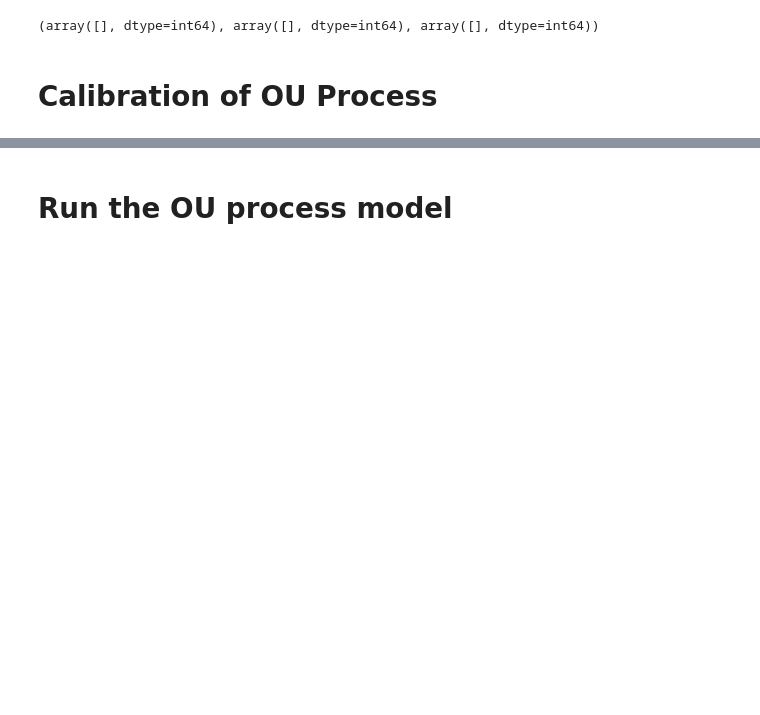
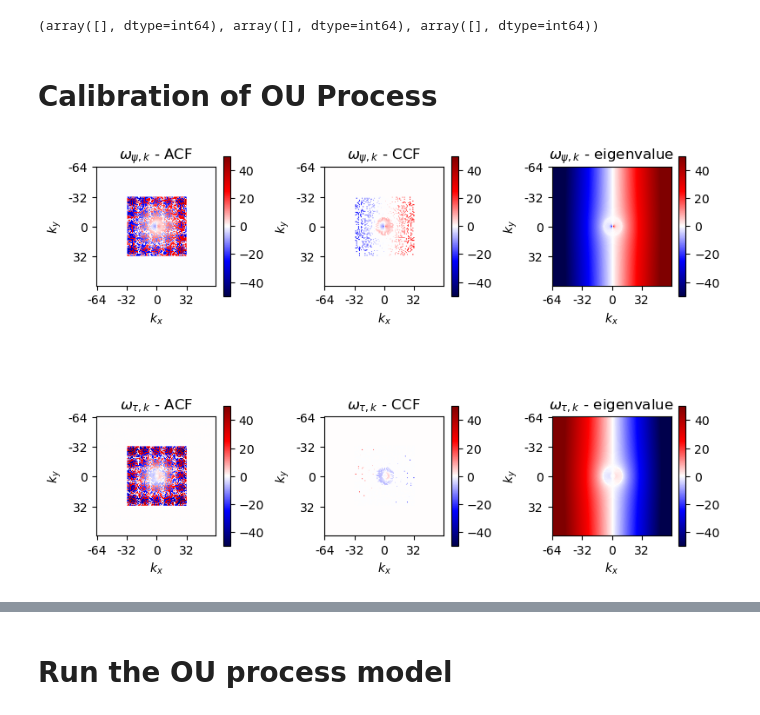
Before and after one commit to zhongruiw/LagrangianDA, a Jupyter notebook: code/LSM.ipynb, the cells around one changed output, grey strips where cells are left out. Drawn from its saved outputs; the diff is of its cells as text; code cells hidden in the pictures; blank space fills up the shorter version.

```diff
--- a/code/LSM.ipynb
+++ b/code/LSM.ipynb
@@ -93,15 +94,20 @@ omega1 = eigens.item()['omega1']
 omega2 = eigens.item()['omega2']
 # %%
 # Model calibration using eigenmodes recovered based on eigenvectors
-
-def CCF(data, gamma, omega): #The ansatz of the cross-correlation
+#The ansatz of the cross-correlation
+def CCF(data, gamma, omega):
     return np.exp(-gamma*data) * np.sin(omega*data)
 
 def ACF(data, gamma, omega):
     return np.exp(-gamma*data) * np.cos(omega*data)
 
+def adjust_ik(ik, cut, K):
+    if ik < K//2 - cut:
+        return ik
+    else:
+        return ik -cut*2-1
 
-Lag = 4000  # lag for computing the ACF
+Lag = 1000  # lag for computing the ACF
 tt = np.linspace(0, Lag*dt, num=Lag+1, endpoint=True) # time interval to plot the ACF or cross-correlation function
 gamma_est = np.zeros((K,K,2))
 omega_est = np.zeros((K,K,2))
@@ -114,11 +120,12 @@ cut = 32
 
 for ikx,kx_value in enumerate(kx):
     for iky,ky_value in enumerate(ky):
-        if (ky_value == 0 and ky_value==0) or abs(kx_value) >= (K//2-cut) or abs(ky_value) >= (K//2-cut):  # Skip the case where k_mag is 0 and truncation
+        if (kx_value == 0 and ky_value==0) or abs(kx_value) >= (K//2-cut) or abs(ky_value) >= (K//2-cut):  # Skip the case where k_mag is 0 and truncation
             continue
 
         eigenmat_inv = np.linalg.inv(np.array([r1[iky,ikx,:],r2[iky,ikx,:]]).T)
-        eigenmode = eigenmat_inv @ np.array([psi1_hat_t[iky,ikx,:],psi2_hat_t[iky,ikx,:]])
+        adj_ikx = adjust_ik(ikx,cut,K); adj_iky = adjust_ik(iky,cut,K)
+        eigenmode = eigenmat_inv @ np.array([psi1_hat_t[adj_iky,adj_ikx,:],psi2_hat_t[adj_iky,adj_ikx,:]])
         psi1_hat = eigenmode[0,:]
         psi2_hat = eigenmode[1,:]
         acf_psi1 = acf(np.real(psi1_hat), nlags=Lag, fft=True)  # ACF of the real part
@@ -129,7 +136,7 @@ for ikx,kx_value in enumerate(kx):
         # Fitting the cross-correlation function
         x0 = [0.5, 0.5]
         x1, _ = curve_fit(ACF, tt, acf_psi1, p0=x0, check_finite=True, maxfev=2000)
-        x1_, _ = curve_fit(CCF, tt, ccf_psi1, p0=x0, check_finite=True, maxfev=2000)
+        x1_, _ = curve_fit(CCF, tt, ccf_psi1, p0=x0, check_finite=True, maxfev=8000)
         # Estimated values
         gamma1_est = x1[0]
         omega1_est = x1[1]
@@ -144,7 +151,7 @@ for ikx,kx_value in enumerate(kx):
         omega_est_ccf[iky,ikx,0] = omega1_est_ccf;
 
         x2, _ = curve_fit(ACF, tt, acf_psi2, p0=x0, check_finite=True, maxfev=2000)
-        x2_, _ = curve_fit(CCF, tt, ccf_psi2, p0=x0, check_finite=True, maxfev=2000)
+        x2_, _ = curve_fit(CCF, tt, ccf_psi2, p0=x0, check_finite=True, maxfev=8000)
         # Estimated values
         gamma2_est = x2[0]
         omega2_est = x2[1]
@@ -187,19 +194,18 @@ matrix2 = np.roll(matrix2, shift=K//2, axis=0)
 matrix2 = np.roll(matrix2, shift=K//2, axis=1)
 kx_shift = np.roll(kx, shift=K//2, axis=0)
 
-lim1 = 20
-lim2 = 10
+lim1 = 50 #np.max(np.abs(matrix1))
+lim2 = 50
 # Plot for matrix1
 ax1 = fig.add_subplot(231)  # 1 row, 2 columns, 1st subplot
 surf1 = ax1.imshow(matrix1, cmap='seismic', vmin=-lim1, vmax=lim1)
 ax1.set_title(r'$\omega_{\psi,k}$ - ACF')
 ax1.set_xlabel('$k_x$')
 ax1.set_ylabel('$k_y$')
-# ax1.set_zlabel('Value')
 ax1.set_xticks(np.linspace(0, K, num=4, endpoint=False))  # Example for 5 ticks
-ax1.set_xticklabels(kx[::K//4].astype(int))
+ax1.set_xticklabels(kx_shift[::K//4].astype(int))
 ax1.set_yticks(np.linspace(0, K, num=4, endpoint=False))  # Example for 5 ticks
-ax1.set_yticklabels(kx[::K//4].astype(int))
+ax1.set_yticklabels(kx_shift[::K//4].astype(int))
 fig.colorbar(surf1, shrink=0.6)#, ax=ax1, shrink=0.5, aspect=12)
 # lim1 = np.max(np.abs(matrix1))
 
@@ -209,12 +215,10 @@ surf2 = ax2.imshow(matrix2, cmap='seismic', vmin=-lim1, vmax=lim1)
 ax2.set_title(r'$\omega_{\psi,k}$ - CCF')
 ax2.set_xlabel('$k_x$')
 ax2.set_ylabel('$k_y$')
-# ax2.set_zlabel('Value')
-# ax2.set_zlim(-60, 60)
 ax2.set_xticks(np.linspace(0, K, num=4, endpoint=False))  # Example for 5 ticks
-ax2.set_xticklabels(kx[::K//4].astype(int))
+ax2.set_xticklabels(kx_shift[::K//4].astype(int))
 ax2.set_yticks(np.linspace(0, K, num=4, endpoint=False))  # Example for 5 ticks
-ax2.set_yticklabels(kx[::K//4].astype(int))
+ax2.set_yticklabels(kx_shift[::K//4].astype(int))
 fig.colorbar(surf2, shrink=0.6)#, ax=ax2, shrink=0.5, aspect=12)
 
 matrix1 = omega_est_ca[:,:,1]
@@ -230,11 +234,10 @@ surf1 = ax3.imshow(matrix1, cmap='seismic', vmin=-lim2, vmax=lim2)
 ax3.set_title(r'$\omega_{\tau,k}$ - ACF')
 ax3.set_xlabel('$k_x$')
 ax3.set_ylabel('$k_y$')
-# ax1.set_zlabel('Value')
 ax3.set_xticks(np.linspace(0, K, num=4, endpoint=False))  # Example for 5 ticks
-ax3.set_xticklabels(kx[::K//4].astype(int))
+ax3.set_xticklabels(kx_shift[::K//4].astype(int))
 ax3.set_yticks(np.linspace(0, K, num=4, endpoint=False))  # Example for 5 ticks
-ax3.set_yticklabels(kx[::K//4].astype(int))
+ax3.set_yticklabels(kx_shift[::K//4].astype(int))
 fig.colorbar(surf1, shrink=0.6)#, ax=ax1, shrink=0.5, aspect=12)
 # lim1 = np.max(np.abs(matrix1)) / 100
 
@@ -244,51 +247,48 @@ surf2 = ax4.imshow(matrix2, cmap='seismic', vmin=-lim2, vmax=lim2)
 ax4.set_title(r'$\omega_{\tau,k}$ - CCF')
 ax4.set_xlabel('$k_x$')
 ax4.set_ylabel('$k_y$')
-# ax2.set_zlabel('Value')
-# ax2.set_zlim(-60, 60)
 ax4.set_xticks(np.linspace(0, K, num=4, endpoint=False))  # Example for 5 ticks
-ax4.set_xticklabels(kx[::K//4].astype(int))
+ax4.set_xticklabels(kx_shift[::K//4].astype(int))
 ax4.set_yticks(np.linspace(0, K, num=4, endpoint=False))  # Example for 5 ticks
-ax4.set_yticklabels(kx[::K//4].astype(int))
+ax4.set_yticklabels(kx_shift[::K//4].astype(int))
 fig.colorbar(surf2, shrink=0.6)#, ax=ax2, shrink=0.5, aspect=12)
 
 matrix1 = omega1.real # np.abs(omega[:,:,0])-np.abs(omega_est[:,:,0])
 matrix2 = omega2.real # p.abs(omega[:,:,1])-np.abs(omega_est[:,:,1])
 matrix1 = np.roll(matrix1, shift=K//2, axis=0)
 matrix1 = np.roll(matrix1, shift=K//2, axis=1)
 matrix2 = np.roll(matrix2, shift=K//2, axis=0)
 matrix2 = np.roll(matrix2, shift=K//2, axis=1)
 
 # Plot for matrix1
 ax5 = fig.add_subplot(233)  # 1 row, 2 columns, 1st subplot
 surf1 = ax5.imshow(matrix1, cmap='seismic', vmin=-lim1, vmax=lim1)
 ax5.set_title(r'$\omega_{\psi,k}$ - eigenvalue')
 ax5.set_xlabel('$k_x$')
 ax5.set_ylabel('$k_y$')
-# ax1.set_zlabel('Value')
 ax5.set_xticks(np.linspace(0, K, num=4, endpoint=False))  # Example for 5 ticks
-ax5.set_xticklabels(kx[::K//4].astype(int))
+ax5.set_xticklabels(kx_shift[::K//4].astype(int))
 ax5.set_yticks(np.linspace(0, K, num=4, endpoint=False))  # Example for 5 ticks
-ax5.set_yticklabels(kx[::K//4].astype(int))
+ax5.set_yticklabels(kx_shift[::K//4].astype(int))
 fig.colorbar(surf1, shrink=0.6)#, ax=ax1, shrink=0.5, aspect=12)
 
 # Plot for matrix2
 ax6 = fig.add_subplot(236)  # 1 row, 2 columns, 2nd subplot
 surf2 = ax6.imshow(matrix2, cmap='seismic', vmin=-lim2, vmax=lim2)
 ax6.set_title(r'$\omega_{\tau,k}$ - eigenvalue')
 ax6.set_xlabel('$k_x$')
 ax6.set_ylabel('$k_y$')
-# ax2.set_zlabel('Value')
-# ax2.set_zlim(-60, 60)
 ax6.set_xticks(np.linspace(0, K, num=4, endpoint=False))  # Example for 5 ticks
-ax6.set_xticklabels(kx[::K//4].astype(int))
+ax6.set_xticklabels(kx_shift[::K//4].astype(int))
 ax6.set_yticks(np.linspace(0, K, num=4, endpoint=False))  # Example for 5 ticks
-ax6.set_yticklabels(kx[::K//4].astype(int))
+ax6.set_yticklabels(kx_shift[::K//4].astype(int))
 fig.colorbar(surf2, shrink=0.6)#, ax=ax2, shrink=0.5, aspect=12)
 
 plt.tight_layout()
 plt.savefig('./LSM/omega_compare_K128.png',dpi=150)
 plt.show()
+# %% [output]
+[figure, added]
 # %%
 # varies the number of realizations used to estimate ACF
 def cf_eigen(psi1_hat_t, psi2_hat_t, r1, r2, ikx, iky, Lag):
```
Also changed, not shown: parts of 54 cells of this notebook, 13 other files.
